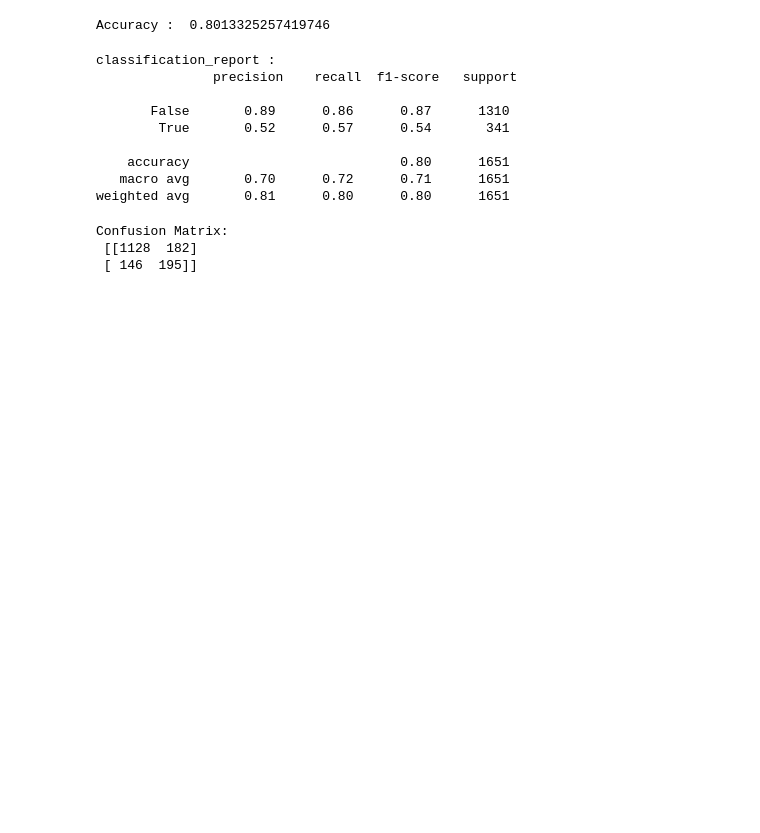
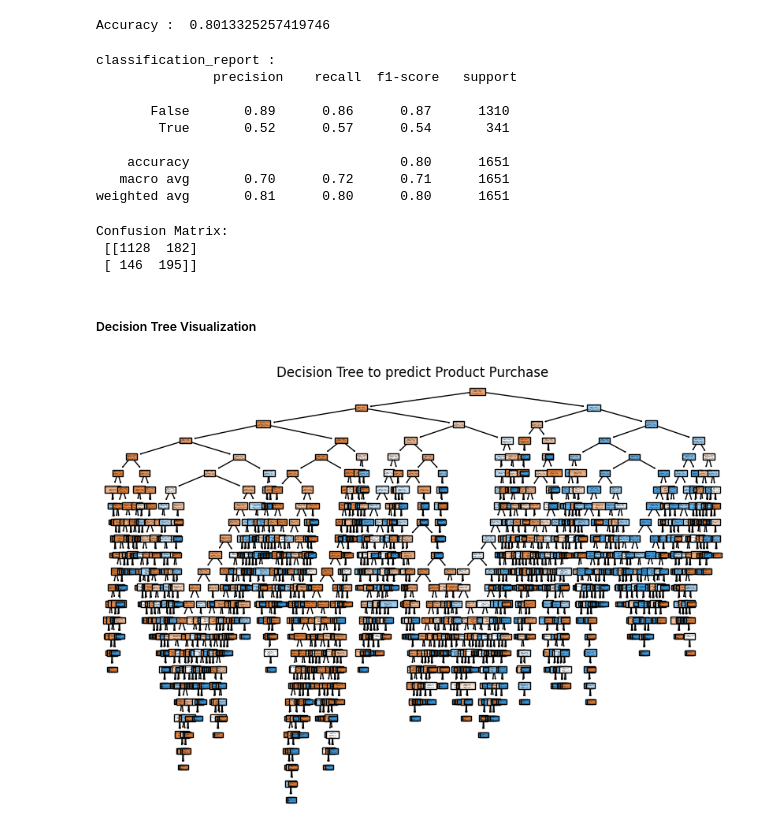
Before and after one commit to Swap-20/PRODIGY_DS_03, a Jupyter notebook: analysis.ipynb, the cells around one changed output. Saved outputs shown, nothing was run; the diff lists cells and outputs as text; code cells hidden in the pictures; blank space fills up the shorter version.

```diff
--- a/analysis.ipynb
+++ b/analysis.ipynb
@@ -219,3 +220,12 @@ print("Confusion Matrix:\n", confusion_matrix(y_test, y_pred))
 Confusion Matrix:
  [[1128  182]
  [ 146  195]]
+# %% [markdown]
+##### Decision Tree Visualization
+# %%
+plt.figure(figsize=(10, 7))
+plot_tree(clf, filled=True,class_names=['no', 'yes'],feature_names=X.columns)
+plt.title("Decision Tree to predict Product Purchase")
+plt.show()
+# %% [output]
+[figure, added]
```
Also changed, not shown: parts of 9 cells of this notebook.
